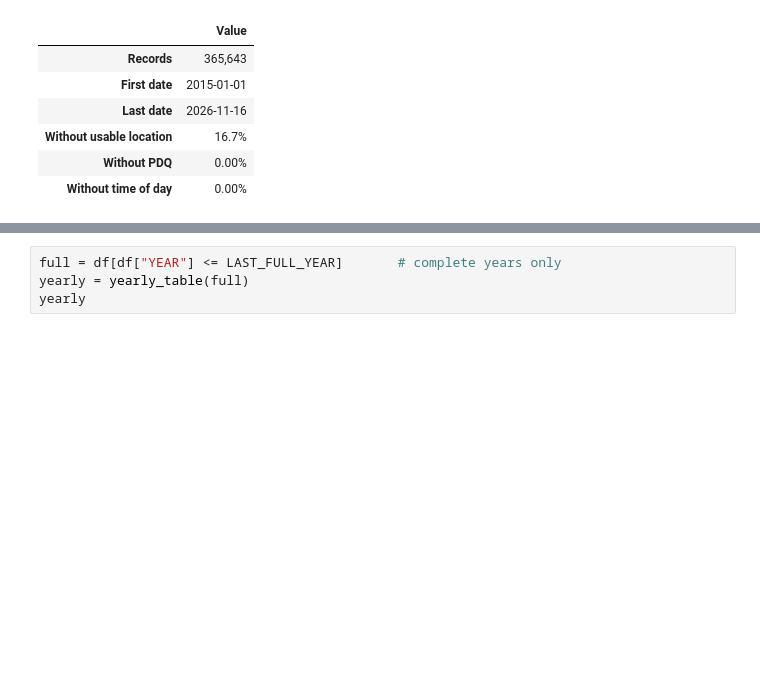
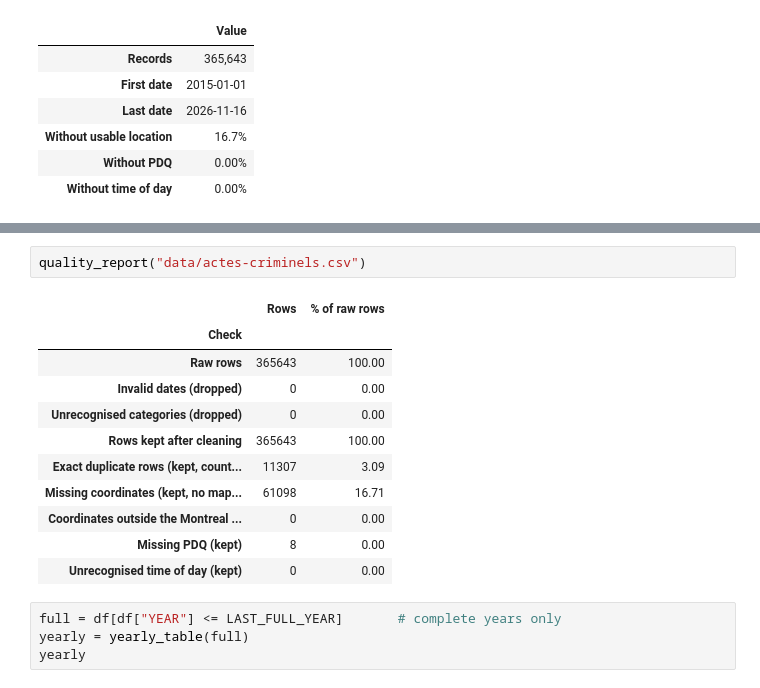
Before and after one commit to NadaAf25/montreal-crime-after-covid, a Jupyter notebook: Montreal-Crime-After-COVID.ipynb, the cells around one changed output, grey strips where cells are left out. Cells and saved outputs as stored; diff of their text form; blank space fills up the shorter version.

Commit message:
Add data quality report (raw rows, duplicates, missing coordinates)

```diff
--- a/Montreal-Crime-After-COVID.ipynb
+++ b/Montreal-Crime-After-COVID.ipynb
@@ -56,3 +59,17 @@ data_quality(df)
+# %%
+quality_report("data/actes-criminels.csv")
+# %% [output]
+|  | Rows | % of raw rows |
+| Check |  |  |
+| Raw rows | 365643 | 100.00 |
+| Invalid dates (dropped) | 0 | 0.00 |
+| Unrecognised categories (dropped) | 0 | 0.00 |
+| Rows kept after cleaning | 365643 | 100.00 |
+| Exact duplicate rows (kept, count... | 11307 | 3.09 |
+| Missing coordinates (kept, no map... | 61098 | 16.71 |
+| Coordinates outside the Montreal ... | 0 | 0.00 |
+| Missing PDQ (kept) | 8 | 0.00 |
+| Unrecognised time of day (kept) | 0 | 0.00 |
 # %%
 full = df[df["YEAR"] <= LAST_FULL_YEAR]       # complete years only
 yearly = yearly_table(full)
```
Also changed, not shown: parts of 4 cells of this notebook, 2 other files.
